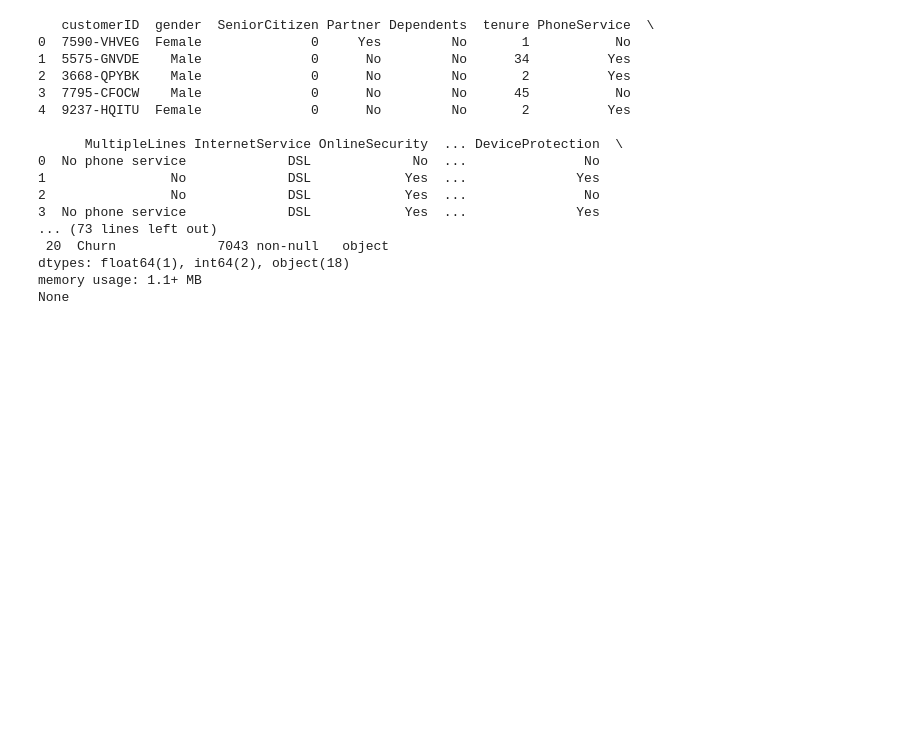
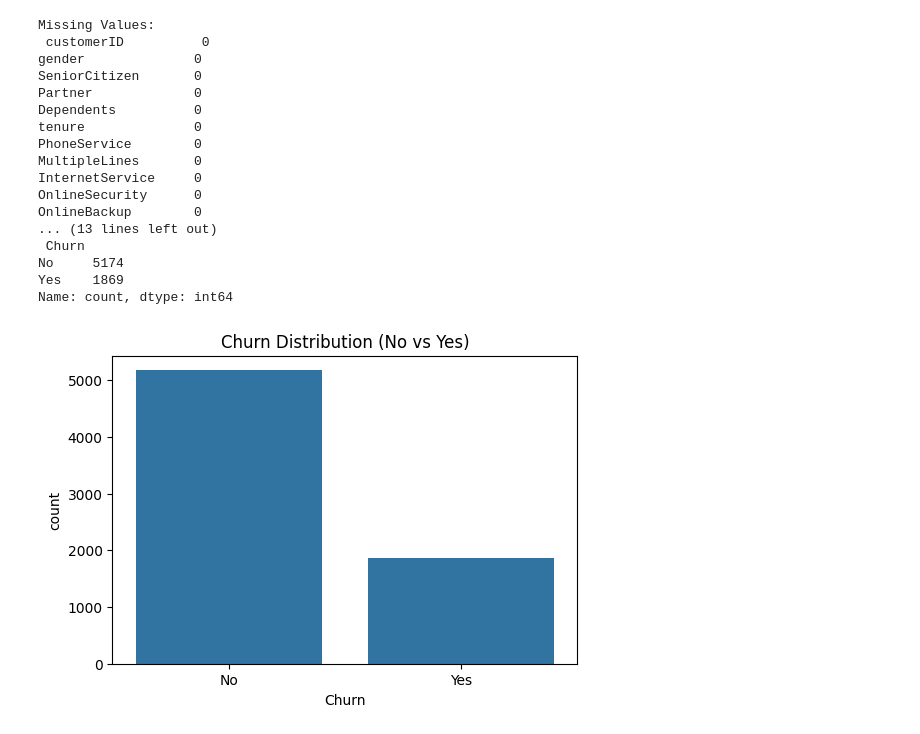
Before and after one commit to Hausemaster8281/Foundations_of_Data_Science_Resources, a Jupyter notebook: Logistic_Regression.ipynb, the cells around one changed output. Saved outputs shown, nothing was run; the diff lists cells and outputs as text; code cells hidden in the pictures; blank space fills up the shorter version.

Commit message:
Linear_Regression_Analysis
Completed linear regression analysis for  the Customer teleco Churn dataset

```diff
--- a/Logistic_Regression.ipynb
+++ b/Logistic_Regression.ipynb
@@ -10,32 +33,35 @@ from sklearn.metrics import accuracy_score, confusion_matrix, classification_rep
 # %%
-df = pd.read_csv('WA_Fn-UseC_-Telco-Customer-Churn.csv')
+print("Missing Values:\n", df.isnull().sum())
 
-# Display first 5 rows
-print(df.head())
+# Check target distribution
+print("\nChurn Distribution:\n", df['Churn'].value_counts())
 
-# Check for missing values
-print(df.isnull().sum())
+# Visualize churn rate
+plt.figure(figsize=(6, 4))
+sns.countplot(x='Churn', data=df)
+plt.title("Churn Distribution (No vs Yes)")
+plt.show()
 
-# Basic statistics
-print(df.describe())
-
-# Check data types
-print(df.info())
+# Numeric features distribution
+numeric_features = ['tenure', 'MonthlyCharges', 'TotalCharges']
+df[numeric_features].hist(figsize=(10, 6))
+plt.show()
 # %% [output]
-   customerID  gender  SeniorCitizen Partner Dependents  tenure PhoneService  \
-0  7590-VHVEG  Female              0     Yes         No       1           No
-1  5575-GNVDE    Male              0      No         No      34          Yes
-2  3668-QPYBK    Male              0      No         No       2          Yes
-3  7795-CFOCW    Male              0      No         No      45           No
-4  9237-HQITU  Female              0      No         No       2          Yes
-
-      MultipleLines InternetService OnlineSecurity  ... DeviceProtection  \
-0  No phone service             DSL             No  ...               No
-1                No             DSL            Yes  ...              Yes
-2                No             DSL            Yes  ...               No
-3  No phone service             DSL            Yes  ...              Yes
-... (73 lines left out)
- 20  Churn             7043 non-null   object
-dtypes: float64(1), int64(2), object(18)
-memory usage: 1.1+ MB
-None
+Missing Values:
+ customerID          0
+gender              0
+SeniorCitizen       0
+Partner             0
+Dependents          0
+tenure              0
+PhoneService        0
+MultipleLines       0
+InternetService     0
+OnlineSecurity      0
+OnlineBackup        0
+... (13 lines left out)
+ Churn
+No     5174
+Yes    1869
+Name: count, dtype: int64
+[figure, added]
```
Also changed, not shown: parts of 3 cells of this notebook.
